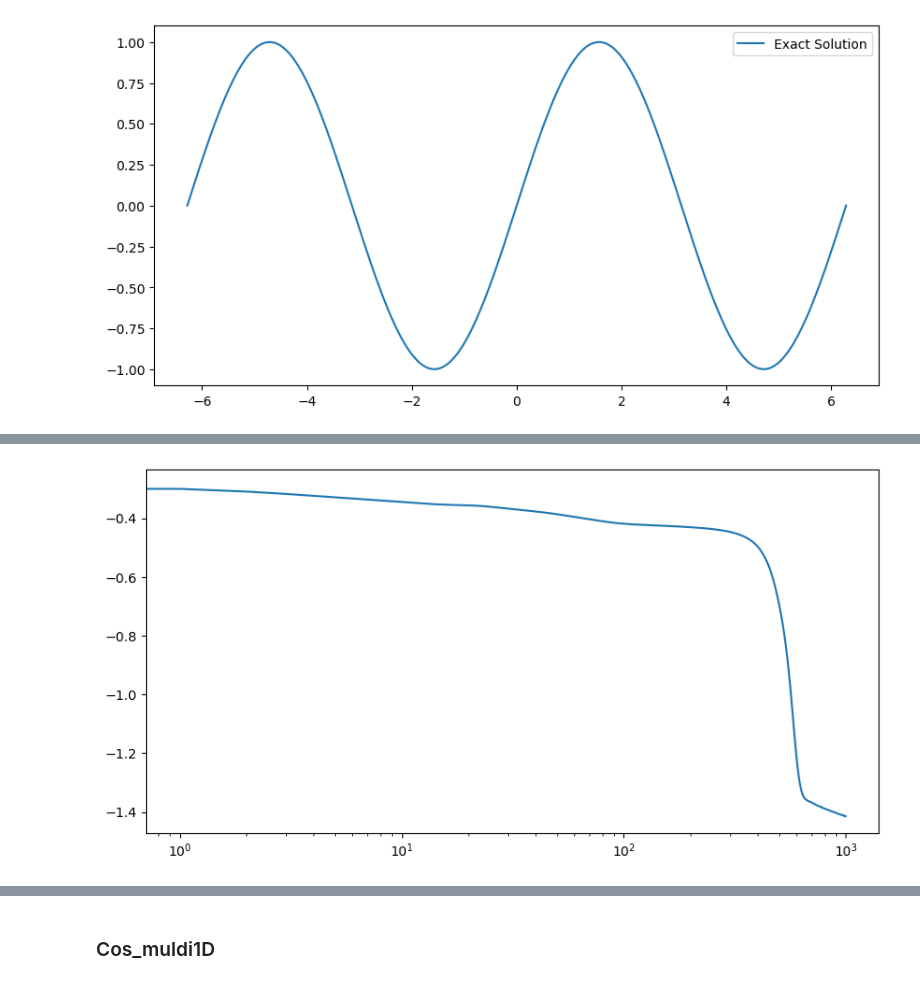
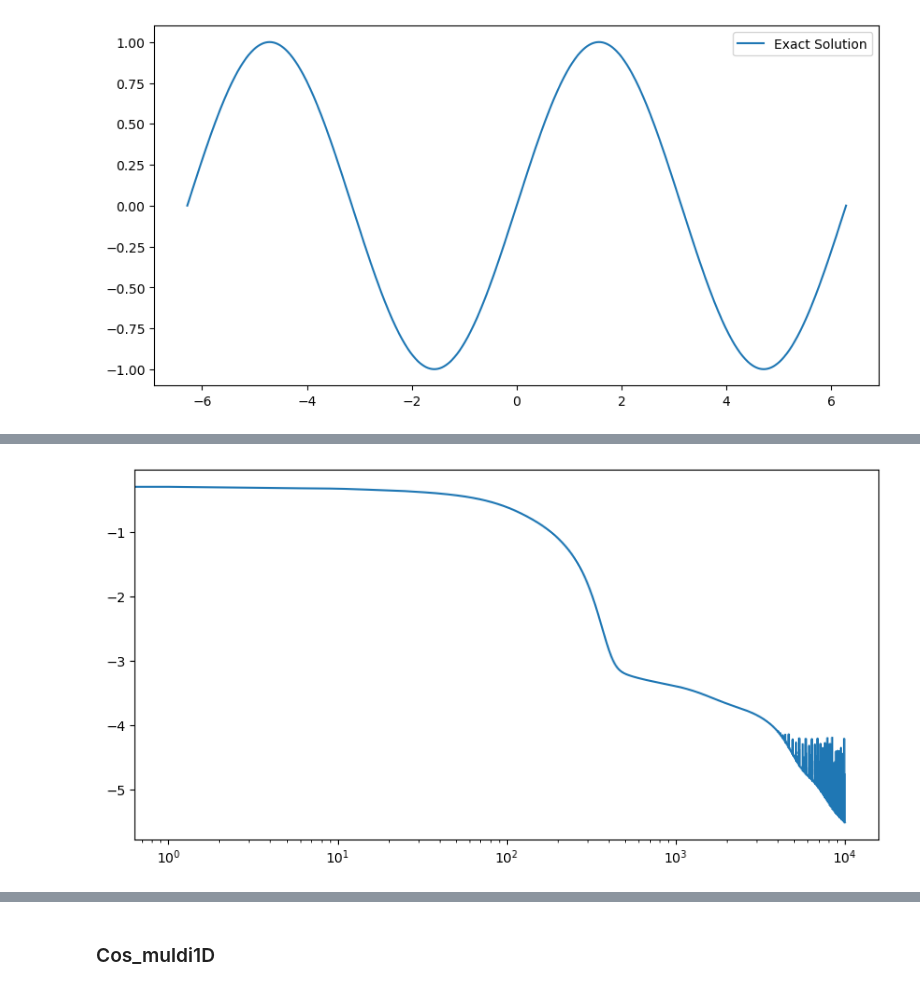
Before and after one commit to guglielmopacifico/DeepLearning, a Jupyter notebook: Task_B/test.ipynb, the cells around one changed output, grey strips where cells are left out. Cells and saved outputs as stored; diff of their text form; code cells hidden in the pictures.

```diff
--- a/Task_B/test.ipynb
+++ b/Task_B/test.ipynb
@@ -27,7 +29,7 @@ plt.legend()
 [figure]
 # %%
 num_points = 200
-n_epochs = 1000
+n_epochs = 10000
 optimizer_ADAM = optim.Adam(model.parameters(),
                             lr=float(0.001))
 history = model.fit(num_points, optimizer_ADAM, n_epochs, verbose=False)
@@ -41,4 +43,4 @@ Final loss:  0.03846263140439987         Training_time:  0  min  1  s
-[figure, old version]
+[figure, new version]
 # %%
 model.eval()
 # u_approx = model(x_test)
```
Also changed, not shown: parts of 8 cells of this notebook, 1 other file.
